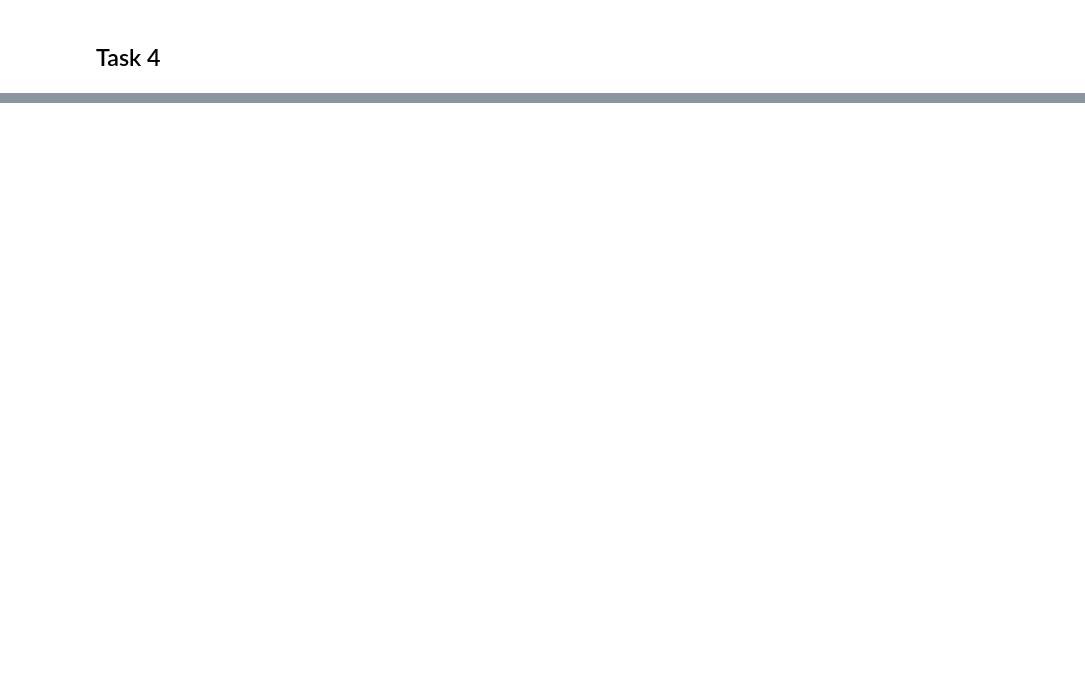
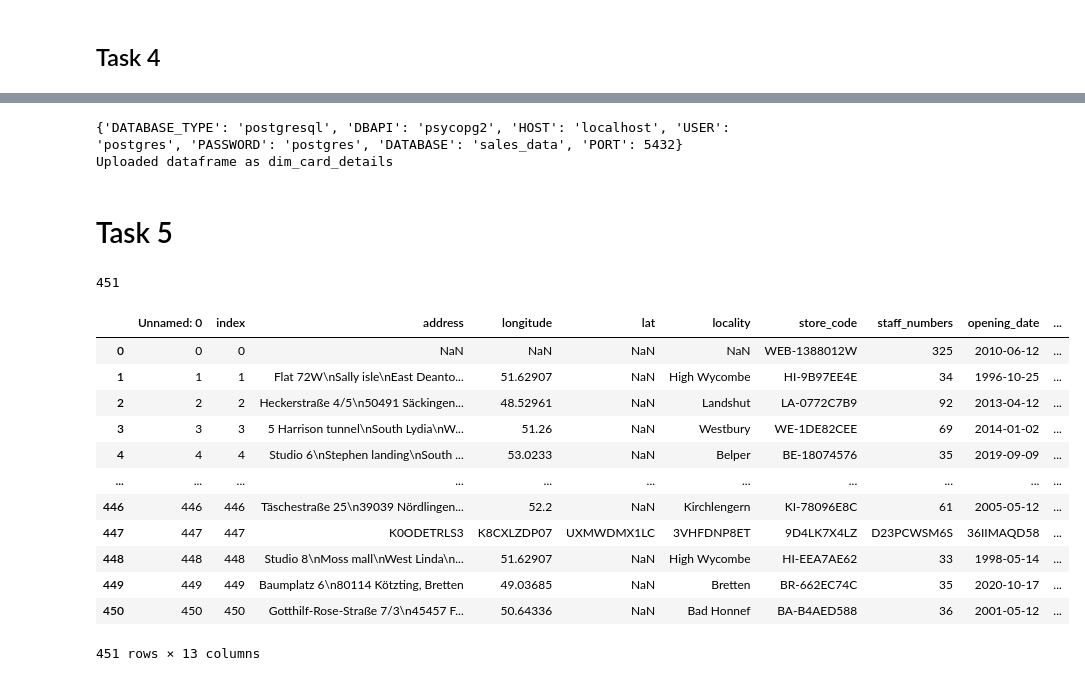
Before and after one commit to Yushamsi/multinational-retail-data-centralisation129, a Jupyter notebook: main.ipynb, the cells around one changed output, grey strips where cells are left out. Drawn from its saved outputs; the diff is of its cells as text; code cells hidden in the pictures; blank space fills up the shorter version.

```diff
--- a/main.ipynb
+++ b/main.ipynb
@@ -131,0 +186,15 @@ display(pdf_data_pd)
+# %%
+upload = database_utils.DatabaseConnector()
+upload_engine = upload.init_db_engine('my_sales_db.yaml')
+upload.upload_to_db(pandas_dataframe=clean_pdf_data_pd, upload_table_name='dim_card_details', engine=upload_engine)
+# %% [output]
+{'DATABASE_TYPE': 'postgresql', 'DBAPI': 'psycopg2', 'HOST': 'localhost', 'USER': 'postgres', 'PASSWORD': 'postgres', 'DATABASE': 'sales_data', 'PORT': 5432}
+Uploaded dataframe as dim_card_details
+# %% [markdown]
+# Task 5
+# %%
+extract = data_extraction.DataExtractor()
+number_stores = extract.list_number_of_stores()
+print(number_stores)
+# %% [output]
+451
@@ -131,0 +204,17 @@ display(pdf_data_pd)
+# %%
+store_df = pd.read_csv('tables & csv/stores_data.csv')
+display(store_df)
+# %% [output]
+|  | Unnamed: 0 | index | address | longitude | lat | locality | store_code | staff_numbers | opening_date | ... |
+| 0 | 0 | 0 | NaN | NaN | NaN | NaN | WEB-1388012W | 325 | 2010-06-12 | ... |
+| 1 | 1 | 1 | Flat 72W\nSally isle\nEast Deanto... | 51.62907 | NaN | High Wycombe | HI-9B97EE4E | 34 | 1996-10-25 | ... |
+| 2 | 2 | 2 | Heckerstraße 4/5\n50491 Säckingen... | 48.52961 | NaN | Landshut | LA-0772C7B9 | 92 | 2013-04-12 | ... |
+| 3 | 3 | 3 | 5 Harrison tunnel\nSouth Lydia\nW... | 51.26 | NaN | Westbury | WE-1DE82CEE | 69 | 2014-01-02 | ... |
+| 4 | 4 | 4 | Studio 6\nStephen landing\nSouth ... | 53.0233 | NaN | Belper | BE-18074576 | 35 | 2019-09-09 | ... |
+| ... | ... | ... | ... | ... | ... | ... | ... | ... | ... | ... |
+| 446 | 446 | 446 | Täschestraße 25\n39039 Nördlingen... | 52.2 | NaN | Kirchlengern | KI-78096E8C | 61 | 2005-05-12 | ... |
+| 447 | 447 | 447 | K0ODETRLS3 | K8CXLZDP07 | UXMWDMX1LC | 3VHFDNP8ET | 9D4LK7X4LZ | D23PCWSM6S | 36IIMAQD58 | ... |
+| 448 | 448 | 448 | Studio 8\nMoss mall\nWest Linda\n... | 51.62907 | NaN | High Wycombe | HI-EEA7AE62 | 33 | 1998-05-14 | ... |
+| 449 | 449 | 449 | Baumplatz 6\n80114 Kötzting, Bretten | 49.03685 | NaN | Bretten | BR-662EC74C | 35 | 2020-10-17 | ... |
+| 450 | 450 | 450 | Gotthilf-Rose-Straße 7/3\n45457 F... | 50.64336 | NaN | Bad Honnef | BA-B4AED588 | 36 | 2001-05-12 | ... |
+451 rows × 13 columns
```
Also changed, not shown: parts of 22 cells of this notebook, 13 other files.
